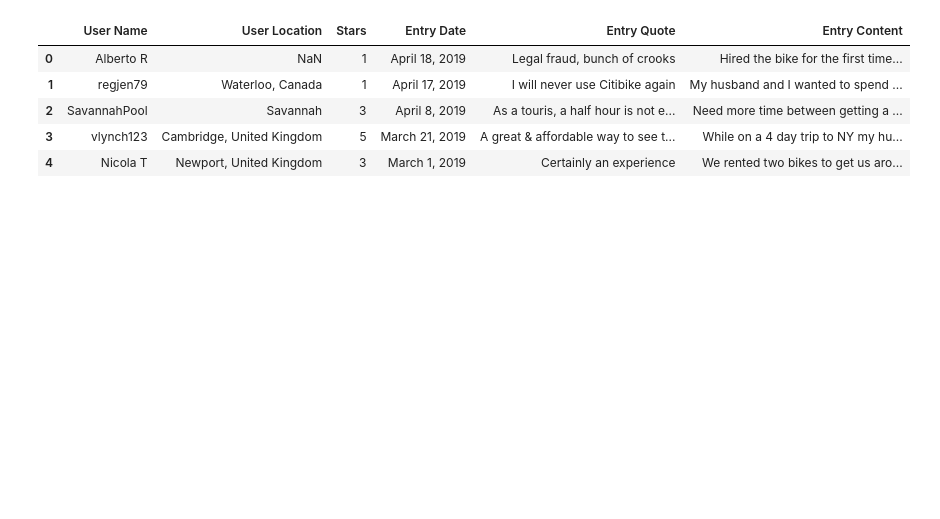
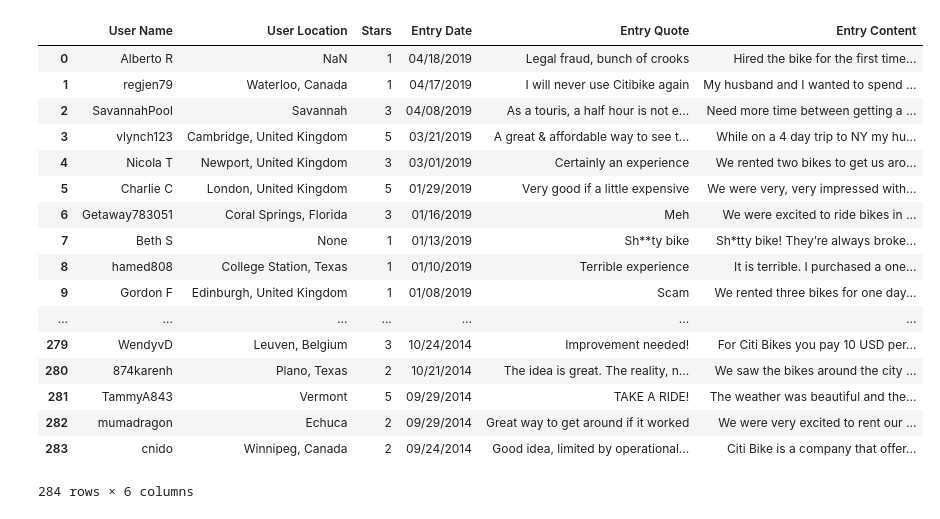
Before and after one commit to fc327/Final-Project-Bootcampspot, a Jupyter notebook: Final Project_Scrape reviews_Bining.ipynb, the cells around one changed output. Cells and saved outputs as stored; diff of their text form; code cells hidden in the pictures; blank space fills up the shorter version.

```diff
--- a/Final Project_Scrape reviews_Bining.ipynb
+++ b/Final Project_Scrape reviews_Bining.ipynb
@@ -345,7 +346,8 @@ for x in range(len(Chicago_review_data)):
     Chicago_pd.loc[x, 'User Name'] = Chicago_review_data[x]['User Name']
     Chicago_pd.loc[x, 'User Location'] = Chicago_review_data[x]['User Location']
     Chicago_pd.loc[x, 'Stars'] = Chicago_review_data[x]['Stars']
-    Chicago_pd.loc[x, 'Entry Date'] = Chicago_review_data[x]['Entry Date']
+    Chicago_pd.loc[x, 'Entry Date'] = datetime.strptime(Chicago_review_data[x]['Entry Date'], '%B %d, %Y').strftime('%m/%d/%Y')
+
     Chicago_pd.loc[x, 'Entry Quote'] = Chicago_review_data[x]['Entry Quote']
     Chicago_pd.loc[x, 'Entry Content'] = Chicago_review_data[x]['Entry Content']
 
@@ -355,6 +357,9 @@ Chicago_pd.loc[Chicago_pd["Stars"] == "bubble_30", "Stars"] = 3
 Chicago_pd.loc[Chicago_pd["Stars"] == "bubble_20", "Stars"] = 2
 Chicago_pd.loc[Chicago_pd["Stars"] == "bubble_10", "Stars"] = 1
 
+# datetime_object = datetime.strptime('April 15, 2019', '%B %d, %Y').strftime('%m/%d/%Y')
+
+
 Chicago_pd.to_excel("Chicago_review_data.xlsx")
 Chicago_pd.head()
 # %% [output]
@@ -367,28 +382,40 @@ Chicago_pd.head()
 # %%
 NYC_pd=pd.DataFrame()
 for x in range(len(NYC_review_data)):
     NYC_pd.loc[x, 'User Name'] = NYC_review_data[x]['User Name']
     NYC_pd.loc[x, 'User Location'] = NYC_review_data[x]['User Location']
     NYC_pd.loc[x, 'Stars'] = NYC_review_data[x]['Stars']
-    NYC_pd.loc[x, 'Entry Date'] = NYC_review_data[x]['Entry Date']
+    NYC_pd.loc[x, 'Entry Date'] = datetime.strptime(NYC_review_data[x]['Entry Date'], '%B %d, %Y').strftime('%m/%d/%Y')
     NYC_pd.loc[x, 'Entry Quote'] = NYC_review_data[x]['Entry Quote']
     NYC_pd.loc[x, 'Entry Content'] = NYC_review_data[x]['Entry Content']
 
 NYC_pd.loc[NYC_pd["Stars"] == "bubble_50", "Stars"] = 5
 NYC_pd.loc[NYC_pd["Stars"] == "bubble_40", "Stars"] = 4
 NYC_pd.loc[NYC_pd["Stars"] == "bubble_30", "Stars"] = 3
 NYC_pd.loc[NYC_pd["Stars"] == "bubble_20", "Stars"] = 2
 NYC_pd.loc[NYC_pd["Stars"] == "bubble_10", "Stars"] = 1
 
 NYC_pd.to_excel("NYC_review_data.xlsx")
-NYC_pd.head()
+NYC_pd
 # %% [output]
 |  | User Name | User Location | Stars | Entry Date | Entry Quote | Entry Content |
-| 0 | Alberto R | NaN | 1 | April 18, 2019 | Legal fraud, bunch of crooks | Hired the bike for the first time... |
-| 1 | regjen79 | Waterloo, Canada | 1 | April 17, 2019 | I will never use Citibike again | My husband and I wanted to spend ... |
-| 2 | SavannahPool | Savannah | 3 | April 8, 2019 | As a touris, a half hour is not e... | Need more time between getting a ... |
-| 3 | vlynch123 | Cambridge, United Kingdom | 5 | March 21, 2019 | A great & affordable way to see t... | While on a 4 day trip to NY my hu... |
-| 4 | Nicola T | Newport, United Kingdom | 3 | March 1, 2019 | Certainly an experience | We rented two bikes to get us aro... |
+| 0 | Alberto R | NaN | 1 | 04/18/2019 | Legal fraud, bunch of crooks | Hired the bike for the first time... |
+| 1 | regjen79 | Waterloo, Canada | 1 | 04/17/2019 | I will never use Citibike again | My husband and I wanted to spend ... |
+| 2 | SavannahPool | Savannah | 3 | 04/08/2019 | As a touris, a half hour is not e... | Need more time between getting a ... |
+| 3 | vlynch123 | Cambridge, United Kingdom | 5 | 03/21/2019 | A great & affordable way to see t... | While on a 4 day trip to NY my hu... |
+| 4 | Nicola T | Newport, United Kingdom | 3 | 03/01/2019 | Certainly an experience | We rented two bikes to get us aro... |
+| 5 | Charlie C | London, United Kingdom | 5 | 01/29/2019 | Very good if a little expensive | We were very, very impressed with... |
+| 6 | Getaway783051 | Coral Springs, Florida | 3 | 01/16/2019 | Meh | We were excited to ride bikes in ... |
+| 7 | Beth S | None | 1 | 01/13/2019 | Sh**ty bike | Sh*tty bike! They’re always broke... |
+| 8 | hamed808 | College Station, Texas | 1 | 01/10/2019 | Terrible experience | It is terrible. I purchased a one... |
+| 9 | Gordon F | Edinburgh, United Kingdom | 1 | 01/08/2019 | Scam | We rented three bikes for one day... |
+| ... | ... | ... | ... | ... | ... | ... |
+| 279 | WendyvD | Leuven, Belgium | 3 | 10/24/2014 | Improvement needed! | For Citi Bikes you pay 10 USD per... |
+| 280 | 874karenh | Plano, Texas | 2 | 10/21/2014 | The idea is great. The reality, n... | We saw the bikes around the city ... |
+| 281 | TammyA843 | Vermont | 5 | 09/29/2014 | TAKE A RIDE! | The weather was beautiful and the... |
+| 282 | mumadragon | Echuca | 2 | 09/29/2014 | Great way to get around if it worked | We were very excited to rent our ... |
+| 283 | cnido | Winnipeg, Canada | 2 | 09/24/2014 | Good idea, limited by operational... | Citi Bike is a company that offer... |
+284 rows × 6 columns
 # %%
 DC_pd=pd.DataFrame()
 for x in range(len(DC_review_data)):
```
Also changed, not shown: parts of 4 cells of this notebook, 3 other files.
